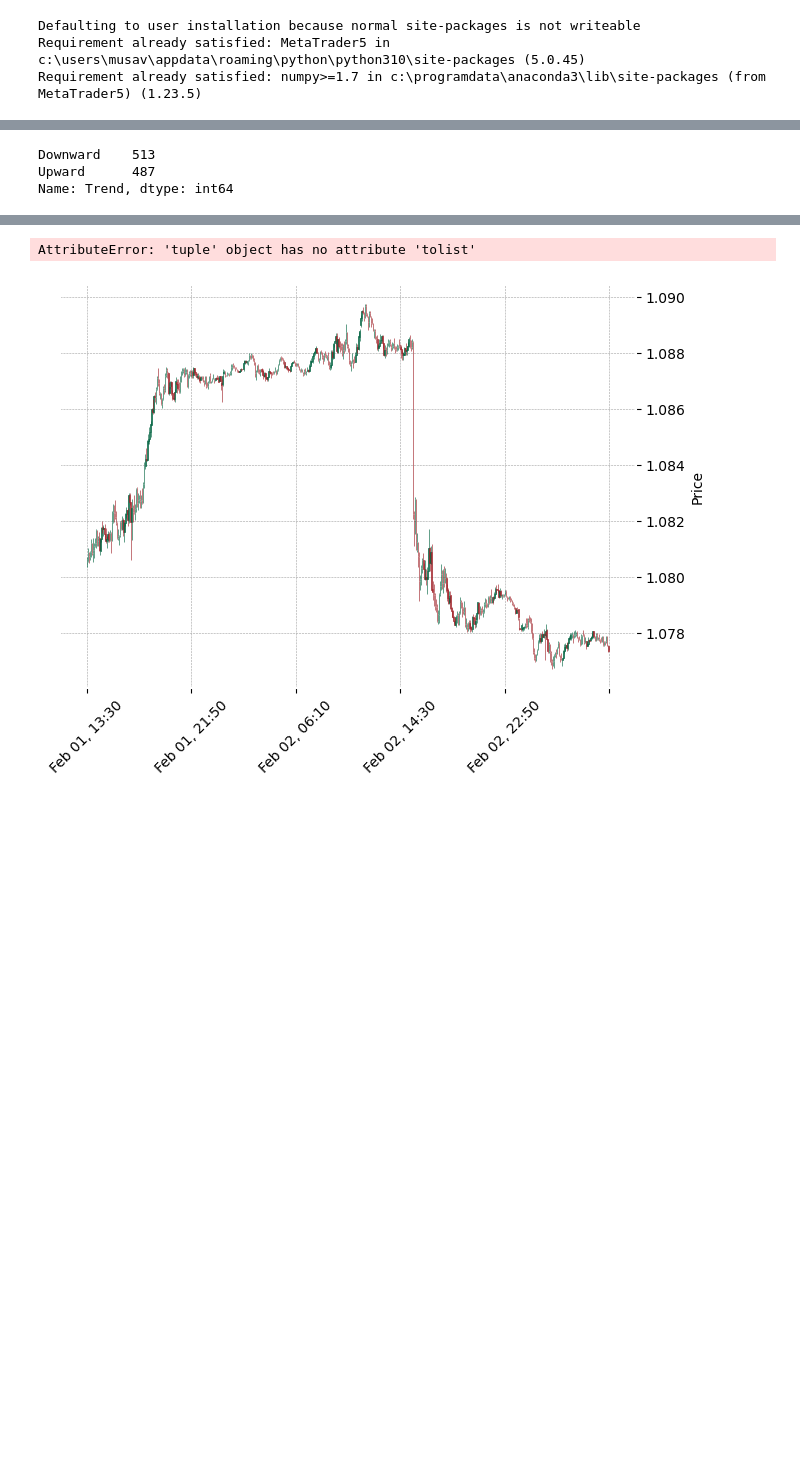
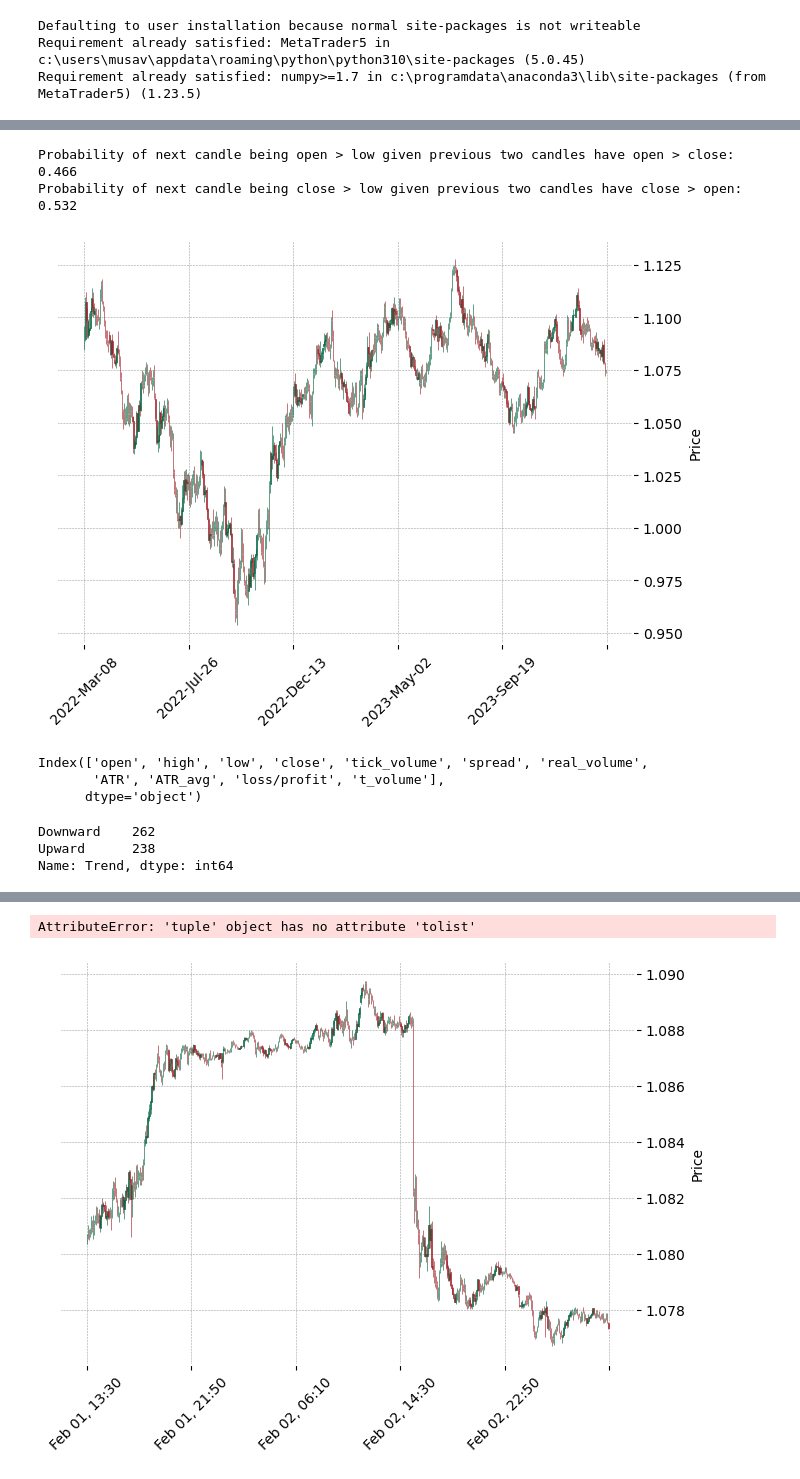
Before and after one commit to Musavirkhaliq/forex, a Jupyter notebook: Support Resistance.ipynb, the cells around one changed output, grey strips where cells are left out. Cells and saved outputs as stored; diff of their text form; code cells hidden in the pictures; blank space fills up the shorter version.

```diff
--- a/Support Resistance.ipynb
+++ b/Support Resistance.ipynb
@@ -153,10 +153,10 @@ import MetaTrader5 as mt5
 mt5.initialize()
 
 # Symbol and timeframe
-symbol = "EURUSD"
-timeframe = mt5.TIMEFRAME_M1
-data = fetch_data(symbol=symbol, timeframe=timeframe, limit=1000)
-# print(data)
+symbol = "USDJPY"
+timeframe = mt5.TIMEFRAME_H4
+data = fetch_data(symbol=symbol, timeframe=timeframe, limit=100)
+print(data.tail(2))
 # Retrieve historical data
 # rates = mt5.copy_rates_from(symbol, timeframe, 0, 1000)  # Retrieve the last 100 bars
 # print(data.columns)
@@ -284,7 +284,7 @@ def main():
     support_levels, resistance_levels = find_support_resistance_levels(data)
     patterns = identify_candlestick_patterns(data)
     # print("supports",support_levels)
-    # print("resistance",resistance_levels)
+    print("resistance",len(resistance_levels))
     # print("patterns",patterns)
     generate_signals(patterns, support_levels, resistance_levels)
 
@@ -300,3 +545,49 @@ Overall sentiment: BUY
+# %%
+# Compute Probability of candles
+total_count = len(data)
+open_gt_close_count = 0
+open_gt_close_next_open_gt_low_count = 0
+close_gt_open_count = 0
+close_gt_open_next_open_gt_low_count = 0
+
+for i in range(0, total_count):
+    # prev_candle_3 = data.iloc[i-3]
+    # prev_candle_1 = data.iloc[i-2]
+    # prev_candle_2 = data.iloc[i-1]
+    current_candle = data.iloc[i]
+
+    # if prev_candle_1['open'] > prev_candle_1['close'] and prev_candle_2['open'] > prev_candle_2['close'] and prev_candle_3['open'] > prev_candle_3['close']:
+    #     open_gt_close_count += 1
+    if current_candle['open'] > current_candle['close']:
+        open_gt_close_next_open_gt_low_count += 1
+
+    # if prev_candle_1['close'] > prev_candle_1['open'] and prev_candle_2['close'] > prev_candle_2['open'] and prev_candle_3['close'] > prev_candle_3['open']:
+    #     close_gt_open_count += 1
+    if current_candle['close'] > current_candle['open']:
+        close_gt_open_next_open_gt_low_count += 1
+
+# Calculate probabilities
+probability_open_gt_close_next_open_gt_low = open_gt_close_next_open_gt_low_count/2000
+probability_close_gt_open_next_open_gt_low = close_gt_open_next_open_gt_low_count/2000
+
+print("Probability of next candle being open > low given previous two candles have open > close:", probability_open_gt_close_next_open_gt_low)
+print("Probability of next candle being close > low given previous two candles have close > open:", probability_close_gt_open_next_open_gt_low)
+# %% [output]
+Probability of next candle being open > low given previous two candles have open > close: 0.466
+Probability of next candle being close > low given previous two candles have close > open: 0.532
+# %%
+import pandas as pd
+import mplfinance as mpf
+
+
+# Plotting candlestick chart
+mpf.plot(data.tail(500), type='candle', style='charles', volume=False)
+data.columns
+# %% [output]
+[figure, added]
+Index(['open', 'high', 'low', 'close', 'tick_volume', 'spread', 'real_volume',
+       'ATR', 'ATR_avg', 'loss/profit', 't_volume'],
+      dtype='object')
 # %%
 def calculate_macd(data, short_period=12, long_period=26, signal_period=9):
     exp1 = data['close'].ewm(span=short_period, adjust=False).mean()
@@ -314,8 +605,8 @@ data['Trend'] = np.where(macd_line > signal_line, 'Upward', 'Downward')
 # Print the last few rows of the DataFrame
 data['Trend'].value_counts()
 # %% [output]
-Downward    513
-Upward      487
+Downward    262
+Upward      238
 Name: Trend, dtype: int64
 # %%
 def calculate_rsi(data, period=14):
```
Also changed, not shown: parts of 10 cells of this notebook, 1 other file.
